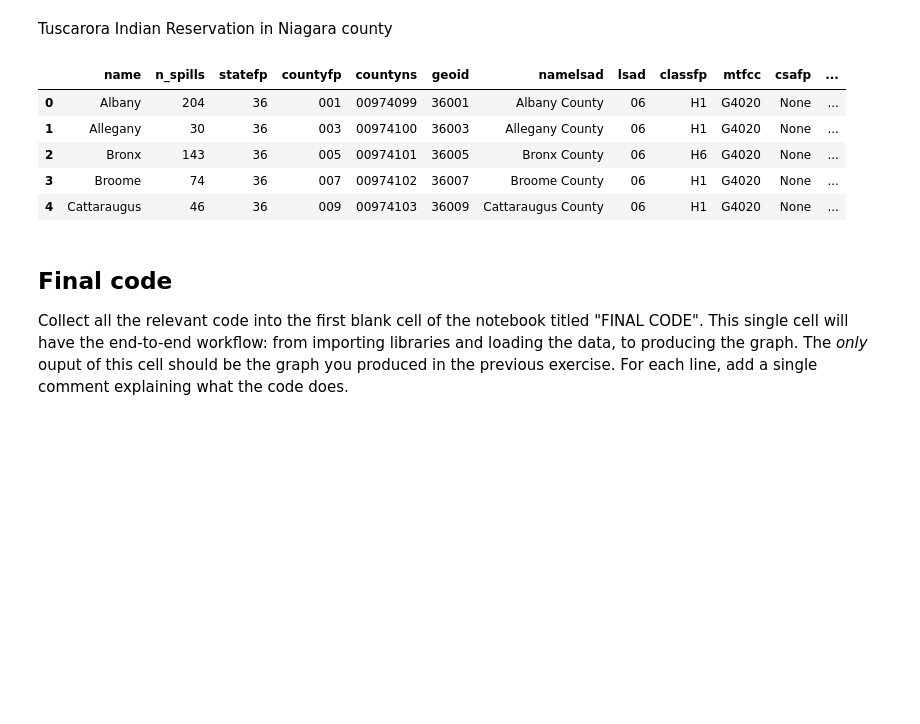
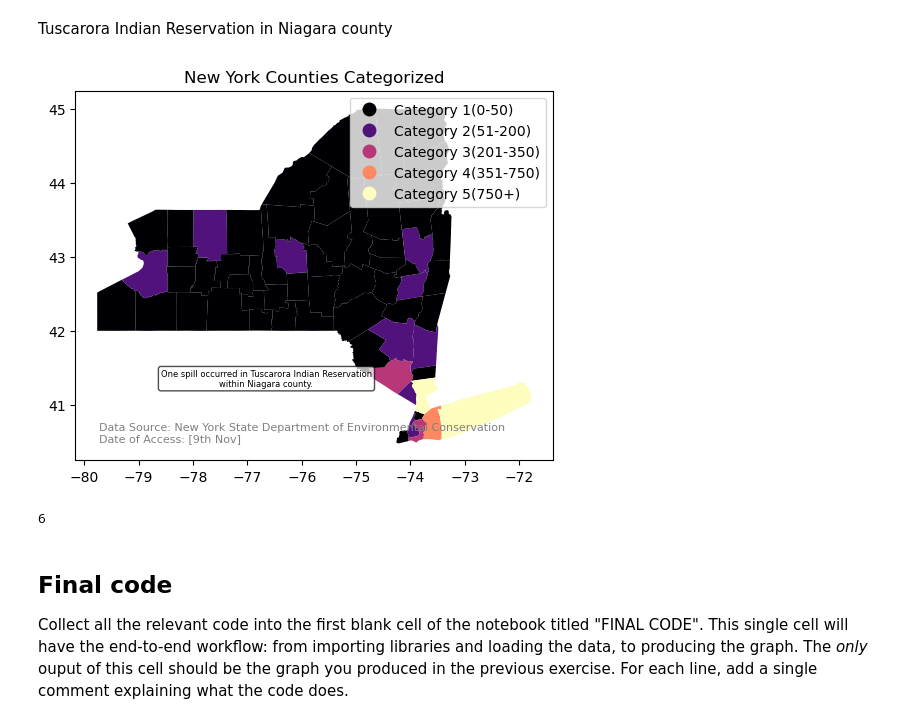
Before and after one commit to Sujan-Bhattarai12/eds220-assignment3, a Jupyter notebook: hwk3-task1-spills.ipynb, the cells around one changed output. Cells and saved outputs as stored; diff of their text form; code cells hidden in the pictures; blank space fills up the shorter version.

```diff
--- a/hwk3-task1-spills.ipynb
+++ b/hwk3-task1-spills.ipynb
@@ -449,16 +449,49 @@ Your map should have (at least) the following updates:
 - an annotation indicating one spill occurred in Tuscarora Indian Reservation within Niagara county
 # %% [markdown]
 Tuscarora Indian Reservation in Niagara county
-# %%
-# your code here
-ny_counties.head()
-# %% [output]
-|  | name | n_spills | statefp | countyfp | countyns | geoid | namelsad | lsad | classfp | mtfcc | csafp | ... |
-| 0 | Albany | 204 | 36 | 001 | 00974099 | 36001 | Albany County | 06 | H1 | G4020 | None | ... |
-| 1 | Allegany | 30 | 36 | 003 | 00974100 | 36003 | Allegany County | 06 | H1 | G4020 | None | ... |
-| 2 | Bronx | 143 | 36 | 005 | 00974101 | 36005 | Bronx County | 06 | H6 | G4020 | None | ... |
-| 3 | Broome | 74 | 36 | 007 | 00974102 | 36007 | Broome County | 06 | H1 | G4020 | None | ... |
-| 4 | Cattaraugus | 46 | 36 | 009 | 00974103 | 36009 | Cattaraugus County | 06 | H1 | G4020 | None | ... |
+# %%
+# Define the bin edges and labels
+
+bin_edges = [0, 150, 300, 450, 600, 750]
+bin_labels = ['Category 1(0-50)', 'Category 2(51-200)', 'Category 3(201-350)', 'Category 4(351-750)', 'Category 5(750+)']
+
+# Create a new column with the assigned categories
+ny_counties['category'] = pd.cut(ny_counties['n_spills'],
+                                 bins=bin_edges,
+                                 labels=bin_labels,
+                                 include_lowest=True)
+
+ny_counties = gpd.GeoDataFrame(ny_counties, geometry='geometry')
+ny_counties.plot(column='category',
+                 cmap='magma',
+                 legend=True)
+
+plt.title('New York Counties Categorized')
+ax.set_axis_off()
+
+# Add annotation for data source
+plt.annotate('Data Source: New York State Department of Environmental Conservation\nDate of Access: [9th Nov]',
+             xy=(0.05, 0.05),
+             xycoords='axes fraction',
+             fontsize=8, color='gray')
+
+# Add annotation for a spill in Tuscarora Indian Reservation
+tuscarora_annotation = "One spill occurred in Tuscarora Indian Reservation\nwithin Niagara county."
+plt.annotate(tuscarora_annotation, xy=(0.4, 0.2),
+             xycoords='axes fraction',
+             ha='center',
+             fontsize=6,
+             bbox=dict(boxstyle='round', facecolor='white', alpha=0.7))
+
+# Show the plot
+plt.show()
+# %% [output]
+[figure, added]
+# %%
+ny_counties.n_spills.max()
+ny_counties.n_spills.min()
+# %% [output]
+6
 # %% [markdown]
 ## Final code
 
```
